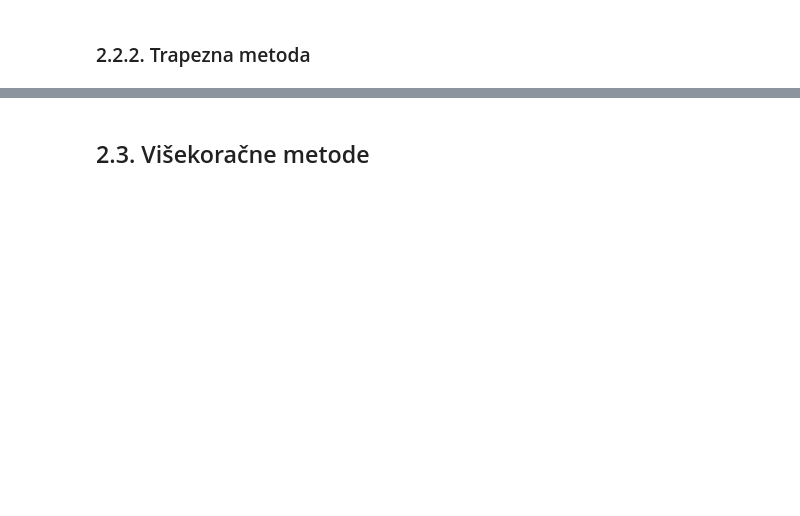
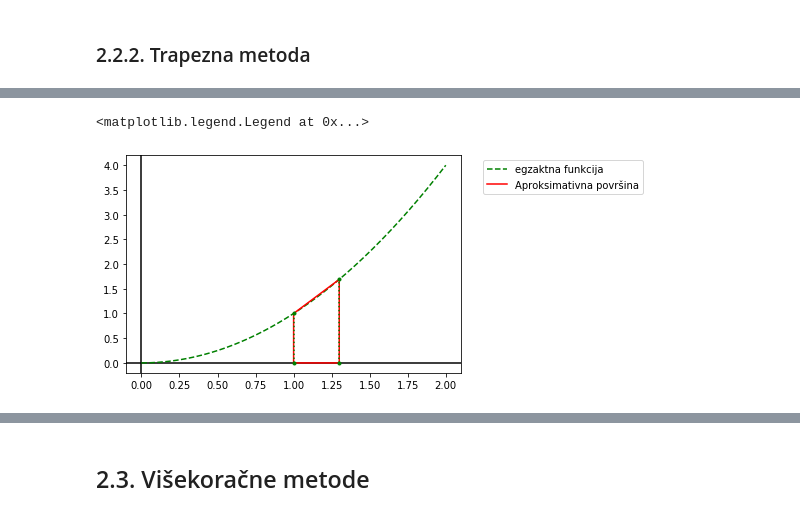
Before and after one commit to matkobrandic/PythonEssay, a Jupyter notebook: Numeričko rješavanje sustava linearnih jednadžbi i inicijalnog problema za ODJ.ipynb, the cells around one changed output, grey strips where cells are left out. Saved outputs shown, nothing was run; the diff lists cells and outputs as text; code cells hidden in the pictures; blank space fills up the shorter version.

```diff
--- a/Numeričko rješavanje sustava linearnih jednadžbi i inicijalnog problema za ODJ.ipynb
+++ b/Numeričko rješavanje sustava linearnih jednadžbi i inicijalnog problema za ODJ.ipynb
@@ -626,0 +597,13 @@ def euler(f, y, t, T, n):
+# %%
+x = np.linspace(0, 2, 201)
+fig6, ax1 = plt.subplots()
+ax1.axhline(y=0, color='k')
+ax1.axvline(x=0, color='k')
+ax1.plot(x, x**2, color='green', linestyle='--', label='egzaktna funkcija')
+ax1.plot([1., 1., 1.3, 1.3, 1.], [0., 1., 1.69, 0., 0.], color='red', label='Aproksimativna površina')
+ax1.plot([1.3, 1.3],[0., 1.69], color='green', linestyle=':', marker = '.')
+ax1.plot([1., 1.],[0., 1.], color='green', linestyle=':', marker = '.')
+ax1.legend(bbox_to_anchor=(1.05, 1), loc='upper left')
+# %% [output]
+<matplotlib.legend.Legend at 0x...>
+[figure, added]
```
Also changed, not shown: parts of 40 cells of this notebook.
